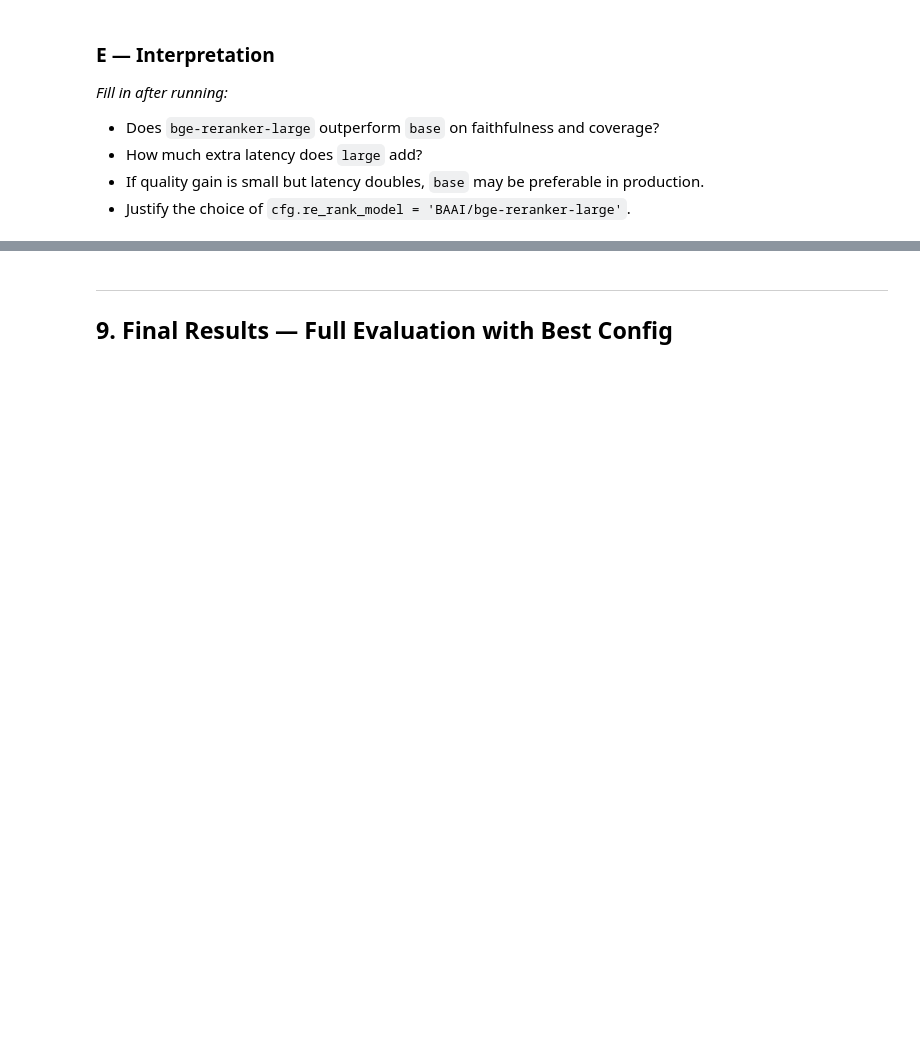
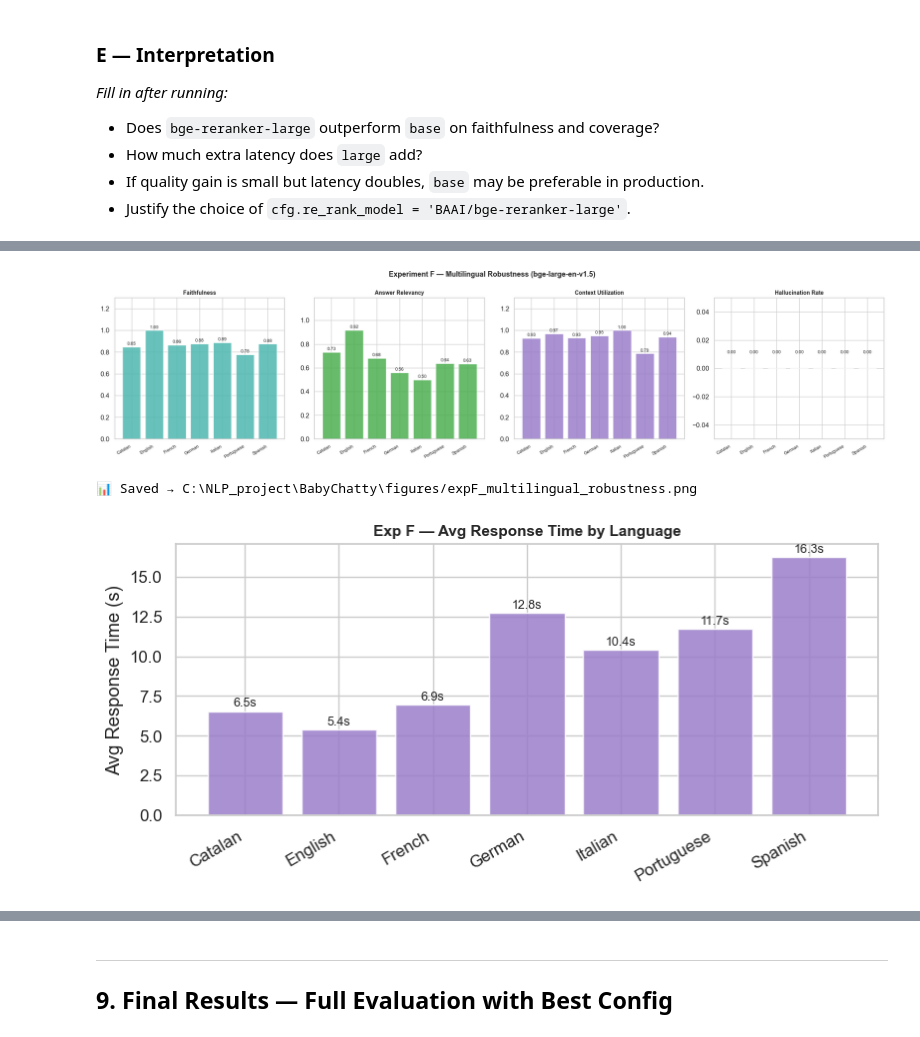
Before and after one commit to sprieton/BabyChatty, a Jupyter notebook: BabyChatty_Evaluation_v2.ipynb, the cells around one changed output, grey strips where cells are left out. Saved outputs shown, nothing was run; the diff lists cells and outputs as text; code cells hidden in the pictures; blank space fills up the shorter version.

```diff
--- a/BabyChatty_Evaluation_v2.ipynb
+++ b/BabyChatty_Evaluation_v2.ipynb
@@ -871,0 +1337,11 @@ plt.show()
+# %%
+# ── Run production model on stratified sample ────────────────────────────────
+ret_prod = build_retriever(vectordb, reranker_base, BEST_THRESHOLD, BEST_POOL, BEST_TOPN)
+
+print('\n── bge-large-en-v1.5 + bge-reranker-base — stratified ~65q ─────')
+df_emb_prod = run_experiment(df_eval_f, ret_prod, emb_prod,
+                              temperature=BEST_TEMP, run_ragas=True)
+df_emb_prod.to_csv(RESULTS_DIR / 'expF_multilingual.csv', index=False)
+print(f'  Saved → {RESULTS_DIR}/expF_multilingual.csv')
+
+print('\n✅ Multilingual robustness experiment done')
@@ -871,0 +1370,56 @@ plt.show()
+# %%
+# ── Overall summary ──────────────────────────────────────────────────────────
+s_emb_prod = summarize(df_emb_prod, 'bge-large-en-v1.5')
+print('📊 Exp F — Overall metrics (production model, stratified ~65q)')
+print(pd.DataFrame([s_emb_prod])[SHOW_COLS].to_string(index=False))
+
+# ── Per-language breakdown ────────────────────────────────────────────────────
+lang_metrics = ['faithfulness', 'answer_relevancy', 'context_utilization', 'hallucination_flag']
+df_lang = (
+    df_emb_prod.groupby('language')[lang_metrics]
+    .mean()
+    .rename(columns={'hallucination_flag': 'hallucination_rate'})
+    .round(3)
+)
+print('\n📊 Per-language breakdown:')
+print(df_lang.to_string())
+
+# ── Per-language bar chart ────────────────────────────────────────────────────
+langs       = df_lang.index.tolist()
+plot_metrics = ['faithfulness', 'answer_relevancy', 'context_utilization', 'hallucination_rate']
+plot_titles  = ['Faithfulness', 'Answer Relevancy', 'Context Utilization', 'Hallucination Rate']
+plot_colors  = [COLORS['main'], COLORS['ok'], COLORS['accent'], COLORS['warn']]
+
+fig, axes = plt.subplots(1, 4, figsize=(20, 5))
+fig.suptitle('Experiment F — Multilingual Robustness (bge-large-en-v1.5)', fontsize=13, fontweight='bold')
+
+for ax, metric, m_title, color in zip(axes, plot_metrics, plot_titles, plot_colors):
+    vals = df_lang[metric].values
+    bars = ax.bar(langs, vals, color=color, alpha=0.85, edgecolor='white')
+    ax.set_title(m_title, fontsize=10, fontweight='bold')
+    ax.set_ylim(0, max(v for v in vals if not np.isnan(v)) * 1.3 if any(not np.isnan(v) for v in vals) else 1)
+    ax.set_xticklabels(langs, rotation=30, ha='right', fontsize=8)
+    for bar, val in zip(bars, vals):
+        if not np.isnan(val):
+            ax.text(bar.get_x() + bar.get_width() / 2, bar.get_height() + 0.01,
+                    f'{val:.2f}', ha='center', va='bottom', fontsize=8)
+
+plt.tight_layout()
+plt.savefig(FIGURES_DIR / 'expF_multilingual_robustness.png', dpi=150, bbox_inches='tight')
+plt.show()
+print(f'📊 Saved → {FIGURES_DIR}/expF_multilingual_robustness.png')
+
+# ── Per-language response time ────────────────────────────────────────────────
+fig, ax = plt.subplots(figsize=(8, 4))
+rt_lang = df_emb_prod.groupby('language')['response_time'].mean().round(2)
+bars = ax.bar(rt_lang.index, rt_lang.values, color=COLORS['accent'], alpha=0.85, edgecolor='white')
+ax.set_title('Exp F — Avg Response Time by Language', fontsize=11, fontweight='bold')
+ax.set_ylabel('Avg Response Time (s)')
+ax.set_xticklabels(rt_lang.index, rotation=30, ha='right')
+for bar, val in zip(bars, rt_lang.values):
+    ax.text(bar.get_x() + bar.get_width() / 2, bar.get_height() + 0.1,
+            f'{val:.1f}s', ha='center', va='bottom', fontsize=9)
+plt.tight_layout()
+plt.savefig(FIGURES_DIR / 'expF_response_time_lang.png', dpi=150, bbox_inches='tight')
+plt.show()
+# %% [output]
@@ -871,0 +1440,3 @@ plt.show()
+[figure, added]
+📊 Saved → C:\NLP_project\BabyChatty\figures/expF_multilingual_robustness.png
+[figure, added]
```
Also changed, not shown: parts of 46 cells of this notebook.
